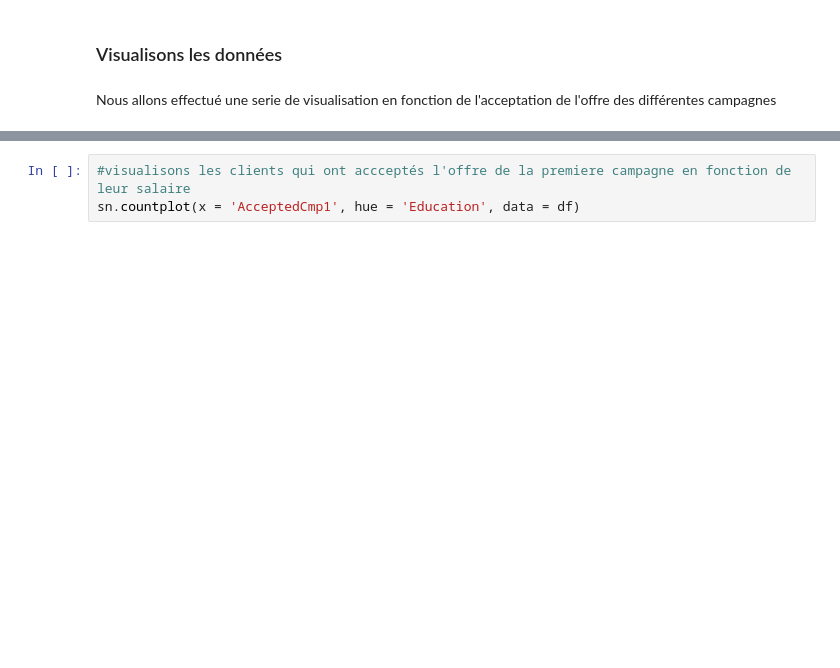
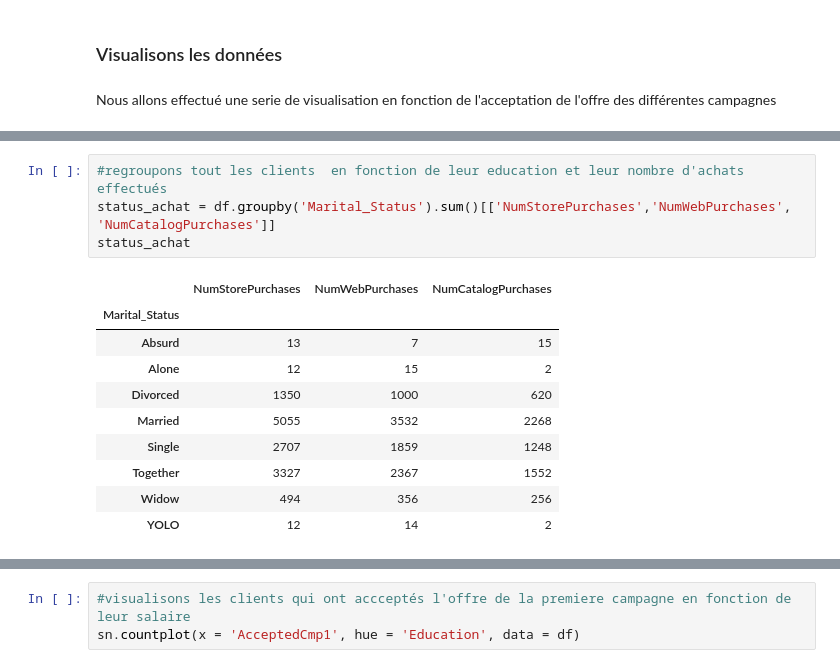
Before and after one commit to kmag-cell/segmentation, a Jupyter notebook: segmentation.ipynb, the cells around one changed output, grey strips where cells are left out. Cells and saved outputs as stored; diff of their text form; blank space fills up the shorter version.

```diff
--- a/segmentation.ipynb
+++ b/segmentation.ipynb
@@ -174,0 +224,15 @@ Nous allons effectué une serie de visualisation en fonction de l'acceptation de
+# %%
+#regroupons tout les clients  en fonction de leur education et leur nombre d'achats effectués
+status_achat = df.groupby('Marital_Status').sum()[['NumStorePurchases','NumWebPurchases', 'NumCatalogPurchases']]
+status_achat
+# %% [output]
+|  | NumStorePurchases | NumWebPurchases | NumCatalogPurchases |
+| Marital_Status |  |  |  |
+| Absurd | 13 | 7 | 15 |
+| Alone | 12 | 15 | 2 |
+| Divorced | 1350 | 1000 | 620 |
+| Married | 5055 | 3532 | 2268 |
+| Single | 2707 | 1859 | 1248 |
+| Together | 3327 | 2367 | 1552 |
+| Widow | 494 | 356 | 256 |
+| YOLO | 12 | 14 | 2 |
```
Also changed, not shown: parts of 13 cells of this notebook.
